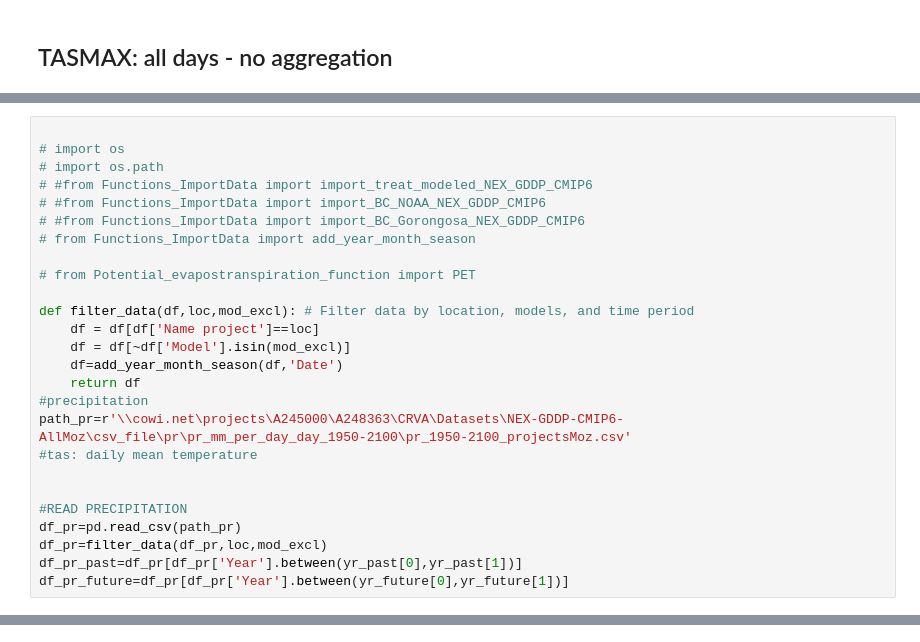
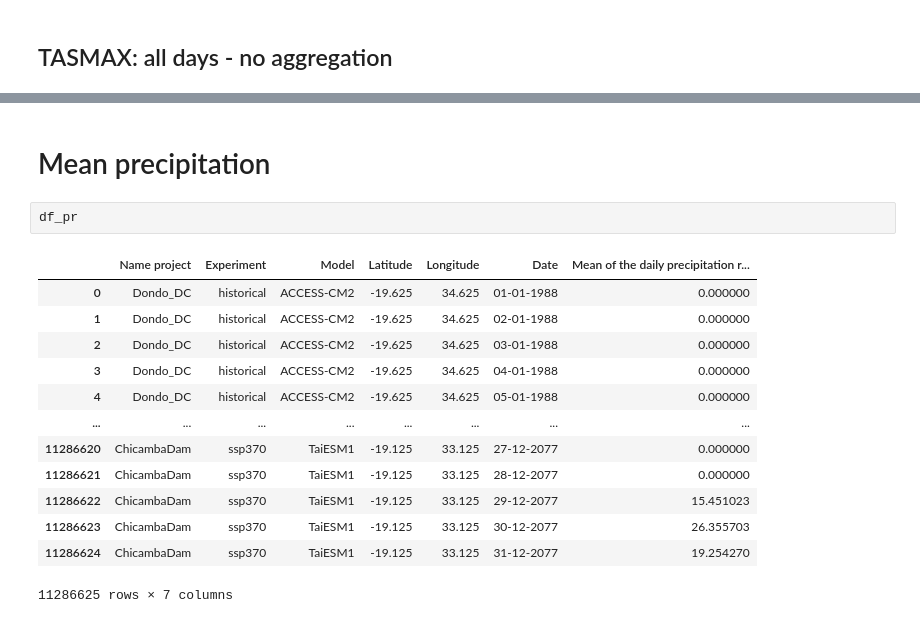
Before and after one commit to RaphaelPB/CRVA_tool, a Jupyter notebook: 3-CRVA_Tool/moz_simple.ipynb, the cells around one changed output, grey strips where cells are left out. Drawn from its saved outputs; the diff is of its cells as text.

```diff
--- a/3-CRVA_Tool/moz_simple.ipynb
+++ b/3-CRVA_Tool/moz_simple.ipynb
@@ -609,26 +238,0 @@ df_tas_scen_past
-# %%
-
-# import os
-# import os.path
-# #from Functions_ImportData import import_treat_modeled_NEX_GDDP_CMIP6
-# #from Functions_ImportData import import_BC_NOAA_NEX_GDDP_CMIP6
-# #from Functions_ImportData import import_BC_Gorongosa_NEX_GDDP_CMIP6
-# from Functions_ImportData import add_year_month_season
-
-# from Potential_evapostranspiration_function import PET
-
-def filter_data(df,loc,mod_excl): # Filter data by location, models, and time period
-    df = df[df['Name project']==loc]
-    df = df[~df['Model'].isin(mod_excl)]
-    df=add_year_month_season(df,'Date')
-    return df
-#precipitation
-path_pr=r'\\cowi.net\projects\A245000\A248363\CRVA\Datasets\NEX-GDDP-CMIP6-AllMoz\csv_file\pr\pr_mm_per_day_day_1950-2100\pr_1950-2100_projectsMoz.csv'
-#tas: daily mean temperature
-
-
-#READ PRECIPITATION
-df_pr=pd.read_csv(path_pr)
-df_pr=filter_data(df_pr,loc,mod_excl)
-df_pr_past=df_pr[df_pr['Year'].between(yr_past[0],yr_past[1])]
-df_pr_future=df_pr[df_pr['Year'].between(yr_future[0],yr_future[1])]
@@ -761,0 +393,18 @@ f.savefig(loc+'_precAbove'+var+scenario+ '.svg', bbox_inches='tight')
+# %% [markdown]
+# Mean precipitation
+# %%
+df_pr
+# %% [output]
+|  | Name project | Experiment | Model | Latitude | Longitude | Date | Mean of the daily precipitation r... |
+| 0 | Dondo_DC | historical | ACCESS-CM2 | -19.625 | 34.625 | 01-01-1988 | 0.000000 |
+| 1 | Dondo_DC | historical | ACCESS-CM2 | -19.625 | 34.625 | 02-01-1988 | 0.000000 |
+| 2 | Dondo_DC | historical | ACCESS-CM2 | -19.625 | 34.625 | 03-01-1988 | 0.000000 |
+| 3 | Dondo_DC | historical | ACCESS-CM2 | -19.625 | 34.625 | 04-01-1988 | 0.000000 |
+| 4 | Dondo_DC | historical | ACCESS-CM2 | -19.625 | 34.625 | 05-01-1988 | 0.000000 |
+| ... | ... | ... | ... | ... | ... | ... | ... |
+| 11286620 | ChicambaDam | ssp370 | TaiESM1 | -19.125 | 33.125 | 27-12-2077 | 0.000000 |
+| 11286621 | ChicambaDam | ssp370 | TaiESM1 | -19.125 | 33.125 | 28-12-2077 | 0.000000 |
+| 11286622 | ChicambaDam | ssp370 | TaiESM1 | -19.125 | 33.125 | 29-12-2077 | 15.451023 |
+| 11286623 | ChicambaDam | ssp370 | TaiESM1 | -19.125 | 33.125 | 30-12-2077 | 26.355703 |
+| 11286624 | ChicambaDam | ssp370 | TaiESM1 | -19.125 | 33.125 | 31-12-2077 | 19.254270 |
+11286625 rows × 7 columns
```
Also changed, not shown: parts of 57 cells of this notebook, 11 other files.
